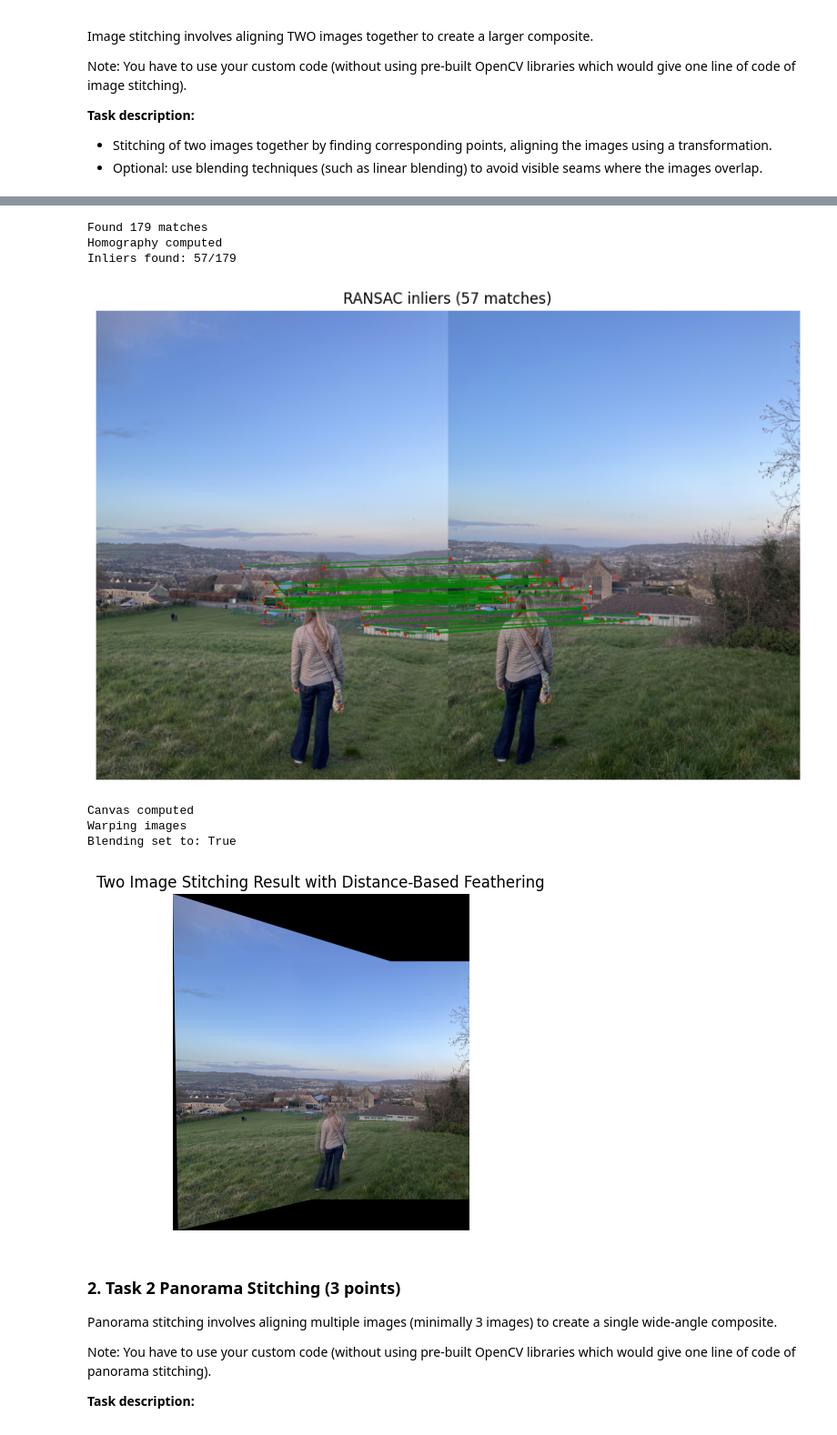
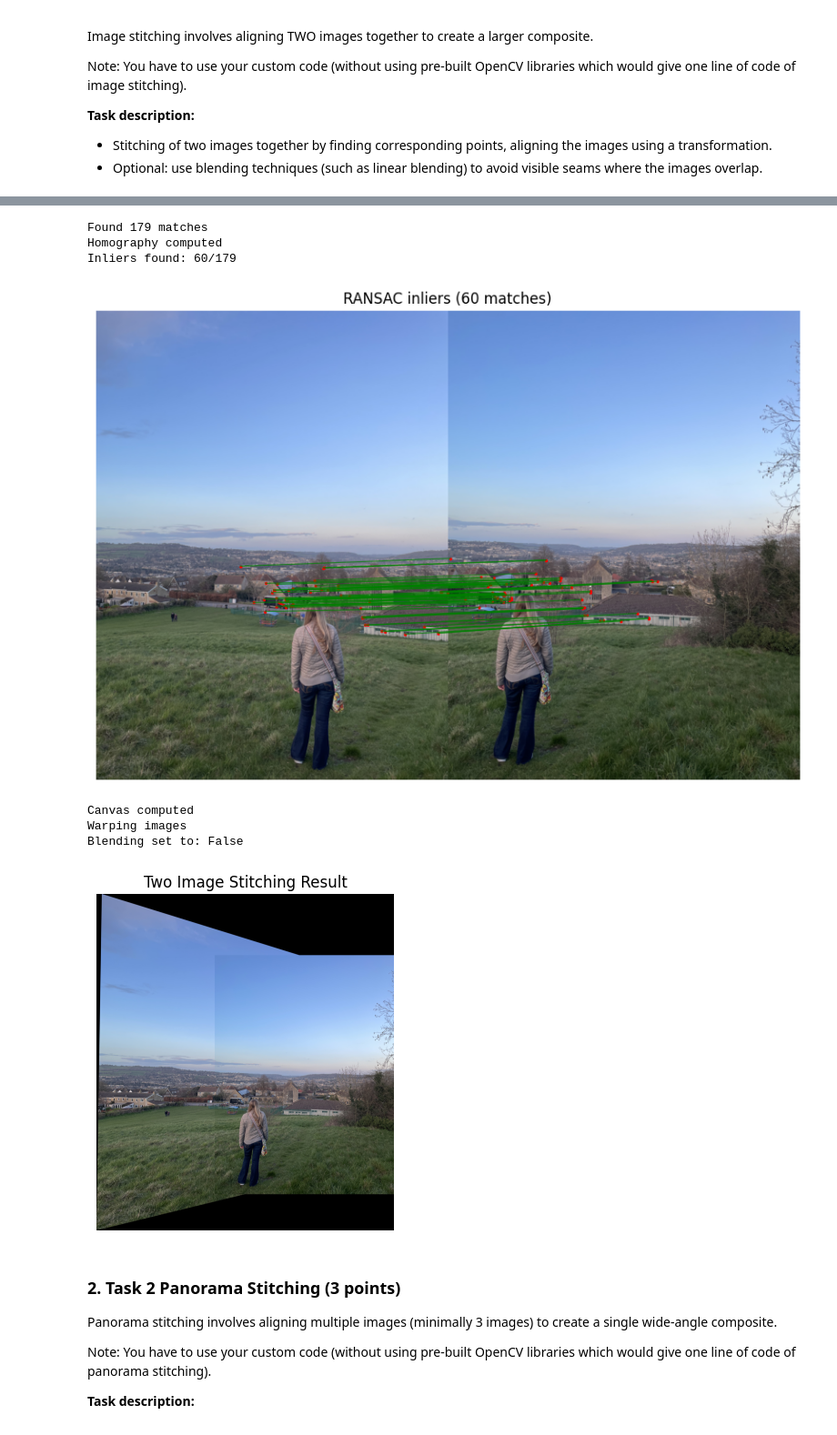
Before and after one commit to SPopham1/image-matching, a Jupyter notebook: Image_Matching_Coursework.ipynb, the cells around one changed output, grey strips where cells are left out. Shown at 91% size. Saved outputs shown, nothing was run; the diff lists cells and outputs as text; code cells hidden in the pictures.

```diff
--- a/Image_Matching_Coursework.ipynb
+++ b/Image_Matching_Coursework.ipynb
@@ -195,9 +194,9 @@ def computeHomography(matches):
 
     return H / H[-1, -1] # normalise
 
-def RANSAC(matches, threshold=2, iterations=1000):
+def RANSAC(matches, threshold=5, iterations=1000):
     if len(matches) < 4:
-        return None
+        return None, []
 
     best_inliers = []
     bestH = None
@@ -216,8 +215,8 @@ def RANSAC(matches, threshold=2, iterations=1000):
         current_inliers = []
 
         for (p1, p2) in matches:
-            y1, x1 = p1
-            y2, x2 = p2
+            x1, y1 = p1[1], p1[0]
+            x2, y2 = p2[1], p2[0]
 
             p1_h = np.array([x1, y1, 1])
 
@@ -264,13 +263,13 @@ Note: You have to use your custom code (without using pre-built OpenCV libraries
 - Optional: use blending techniques (such as linear blending) to avoid visible seams where the images overlap.
 # %%
 img1 = colour_imgs[1]
-img2 = colour_imgs[3]
+img2 = colour_imgs[2]
 
 grey1 = grey_imgs[1]
-grey2 = grey_imgs[3]
+grey2 = grey_imgs[2]
 
 pts1 = points[1]
-pts2 = points[3]
+pts2 = points[2]
 
 
 # --- Plotting 2 original images
@@ -385,7 +384,7 @@ warp2 = cv2.warpPerspective(
     borderMode=cv2.BORDER_CONSTANT
 )
 
-blending = True
+blending = False
 print(f"Blending set to: {blending}")
 
 if not blending:
@@ -404,37 +403,37 @@ if not blending:
 
     plt.imshow(panorama)
     plt.title("Two Image Stitching Result")
     plt.axis("off")
     plt.show()
 else:
     # Create distance-based masks (1 = image, 0 = black)
     m1_dist = getFeatheredMask(warp1)
     m2_dist = getFeatheredMask(warp2)
 
     # Expand to 3 channels
     m1 = np.stack([m1_dist]*3, axis=-1)
     m2 = np.stack([m2_dist]*3, axis=-1)
 
     # Blend using distance weights
     denom = m1 + m2
     panorama = np.divide((warp1 * m1) + (warp2 * m2), denom, out=np.zeros_like(warp1), where=denom > 1e-5)
 
     panorama = np.clip(panorama, 0, 255).astype(np.uint8)
 
     plt.imshow(panorama)
     plt.title(f"Two Image Stitching Result with Distance-Based Feathering")
     plt.axis("off")
     plt.show()
 # %% [output]
 [figure]
 Found 179 matches
 Homography computed
-Inliers found: 57/179
+Inliers found: 60/179
-[figure, old version]
+[figure, new version]
 Canvas computed
 Warping images
-Blending set to: True
+Blending set to: False
-[figure, old version]
+[figure, new version]
 # %% [markdown]
 ### 2. Task 2 Panorama Stitching (3 points)
 Panorama stitching involves aligning multiple images (minimally 3 images) to create a single wide-angle composite.
```
Also changed, not shown: parts of 4 cells of this notebook, 3 other files.
